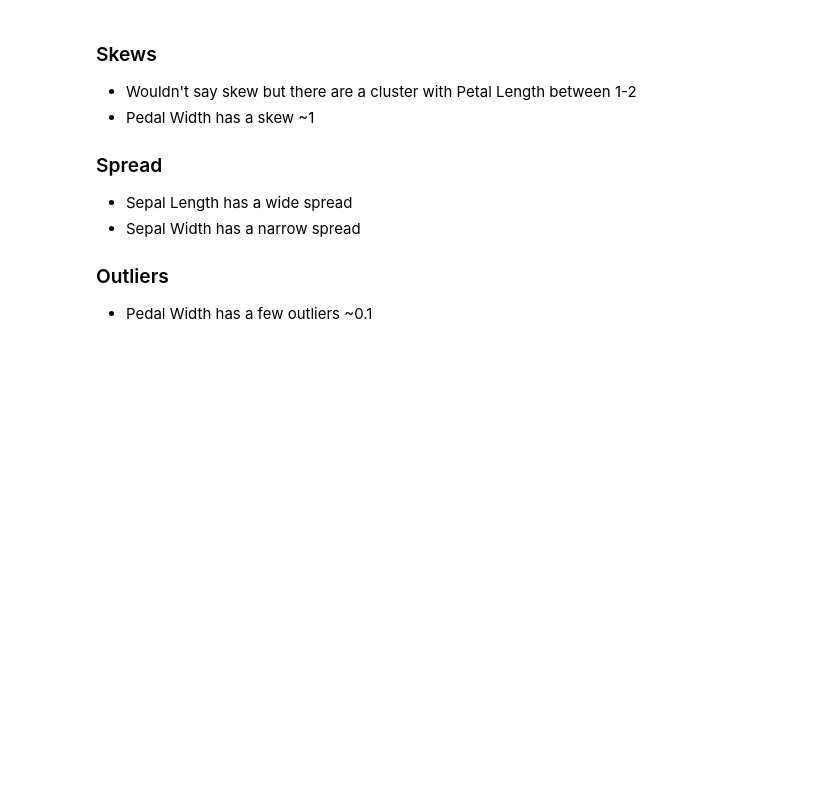
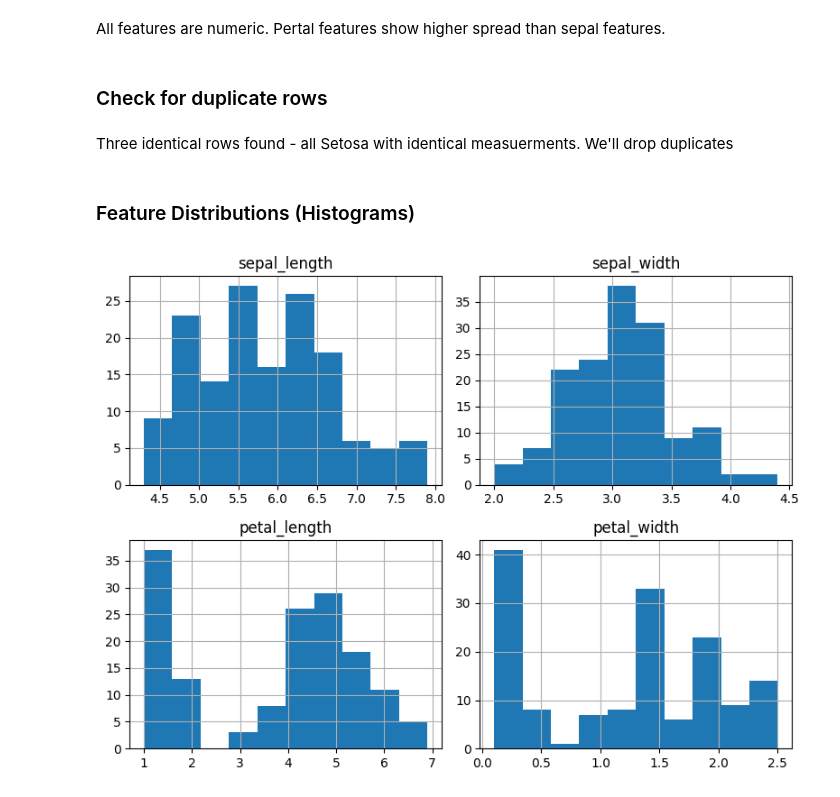
Before and after one commit to AlexDevOp4/machine-learning-from-scratch, a Jupyter notebook: iris-classifier/notebooks/02_eda.ipynb, the cells around one changed output. Saved outputs shown, nothing was run; the diff lists cells and outputs as text; code cells hidden in the pictures; blank space fills up the shorter version.

```diff
--- a/iris-classifier/notebooks/02_eda.ipynb
+++ b/iris-classifier/notebooks/02_eda.ipynb
@@ -35,0 +35,8 @@ iris = pd.read_csv('../data/iris.csv')
+# %%
+features = iris.columns.to_list()
+features.remove("species")
+
+summary = iris[features].agg(["min", "mean", "median", "max"]).T
+summary["dtype"] = iris[features].dtypes.values
+summary = summary[["dtype", "min", "mean", "median", "max"]]
+summary.round(2)
@@ -35,0 +49,4 @@ iris = pd.read_csv('../data/iris.csv')
+# %% [markdown]
+All features are numeric. Pertal features show higher spread than sepal features.
+# %% [markdown]
+### Check for duplicate rows
@@ -36,23 +56,13 @@ iris = pd.read_csv('../data/iris.csv')
+# %% [markdown]
+Three identical rows found - all Setosa with identical measuerments. We'll drop duplicates
+# %% [markdown]
+### Feature Distributions (Histograms)
 # %%
 ### Histogram
-features = iris.columns.to_list()
 
-fig, axes = plt.subplots(2,2, figsize=(10,8))
-
-for ax, feature in zip(axes.ravel(), features):
-    ax.hist(iris[feature], bins=20, color="steelblue", edgecolor="black")
-    ax.set_title(feature)
-    ax.set_xlabel("Value")
-    ax.set_ylabel("Frequency")
-
+iris[features].hist(figsize=(8, 6))
 plt.tight_layout()
+plt.savefig("../reports/figures/01_histograms.png", dpi=120)
 plt.show()
+# %% [output]
+[figure, added]
-# %% [markdown]
-### Skews
-- Wouldn't say skew but there are a cluster with Petal Length between 1-2
-- Pedal Width has a skew ~1
-### Spread
-- Sepal Length has a wide spread
-- Sepal Width has a narrow spread
-### Outliers
-- Pedal Width has a few outliers ~0.1
```
Also changed, not shown: parts of 27 cells of this notebook, 8 other files.
